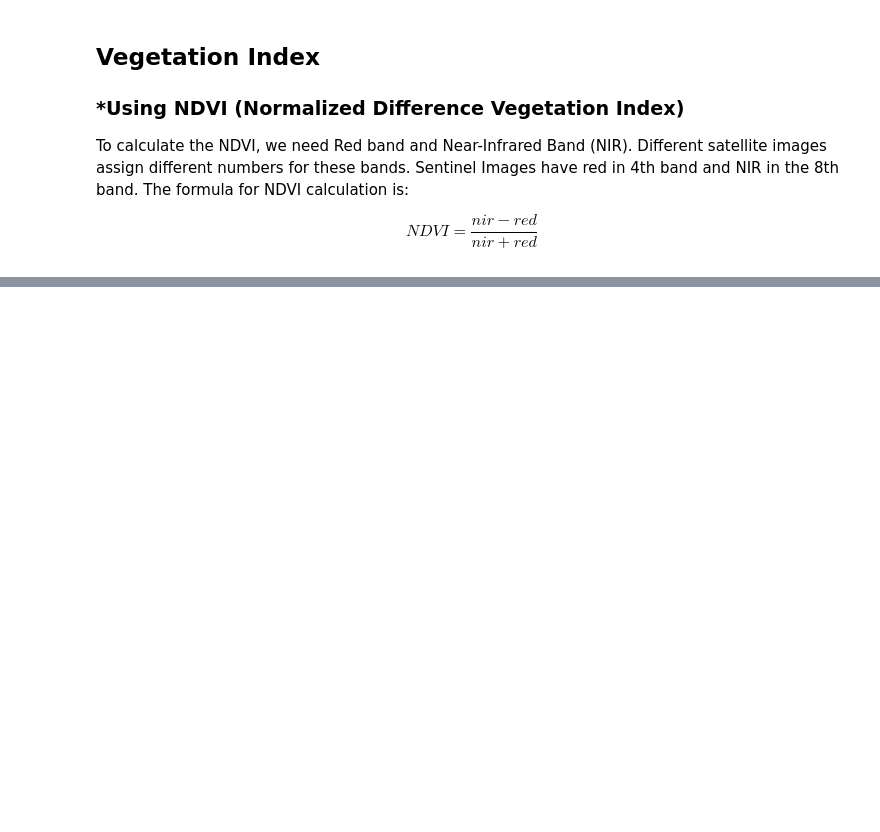
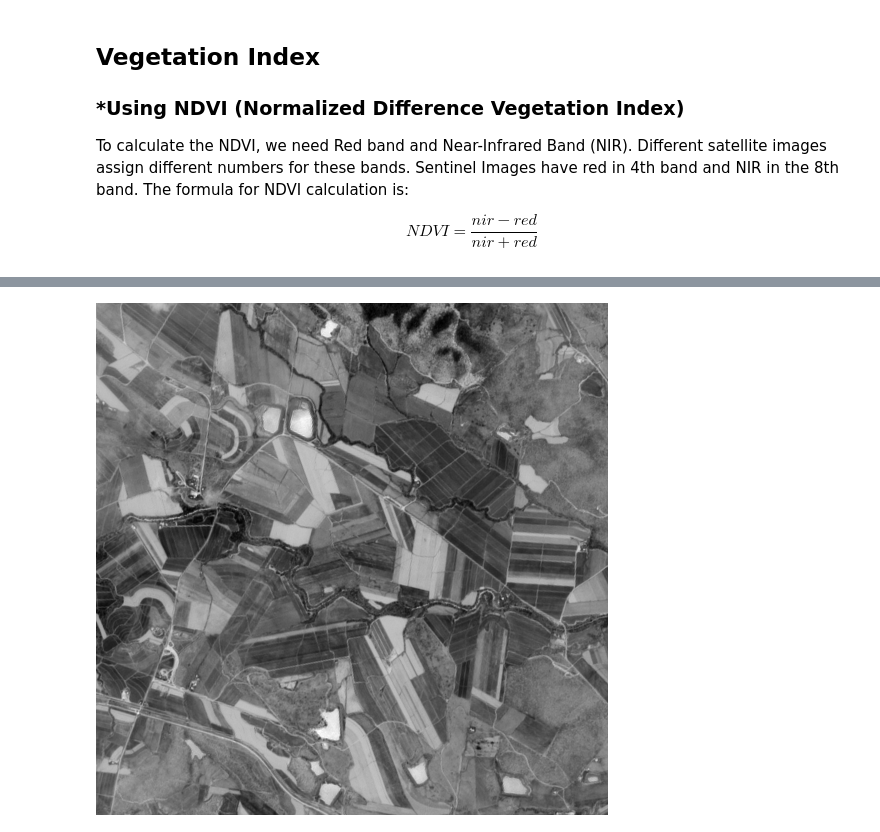
Before and after one commit to Phoebe0222/datathon, a Jupyter notebook: dataprep/NDVI.ipynb, the cells around one changed output, grey strips where cells are left out. Cells and saved outputs as stored; diff of their text form; code cells hidden in the pictures; blank space fills up the shorter version.

```diff
--- a/dataprep/NDVI.ipynb
+++ b/dataprep/NDVI.ipynb
@@ -85,0 +99,11 @@ img.show()
+# %%
+ndvi_seq = []
+for i in range(512):
+    for j in range(512):
+        ndvi_seq.append(255-255*ndvi_scale[0,i,j])
+
+grey_ndvi = Image.new("L", (512,512))
+grey_ndvi.putdata(ndvi_seq)
+grey_ndvi
+# %% [output]
+[figure, added]
```
Also changed, not shown: parts of 6 cells of this notebook, 2 other files.
